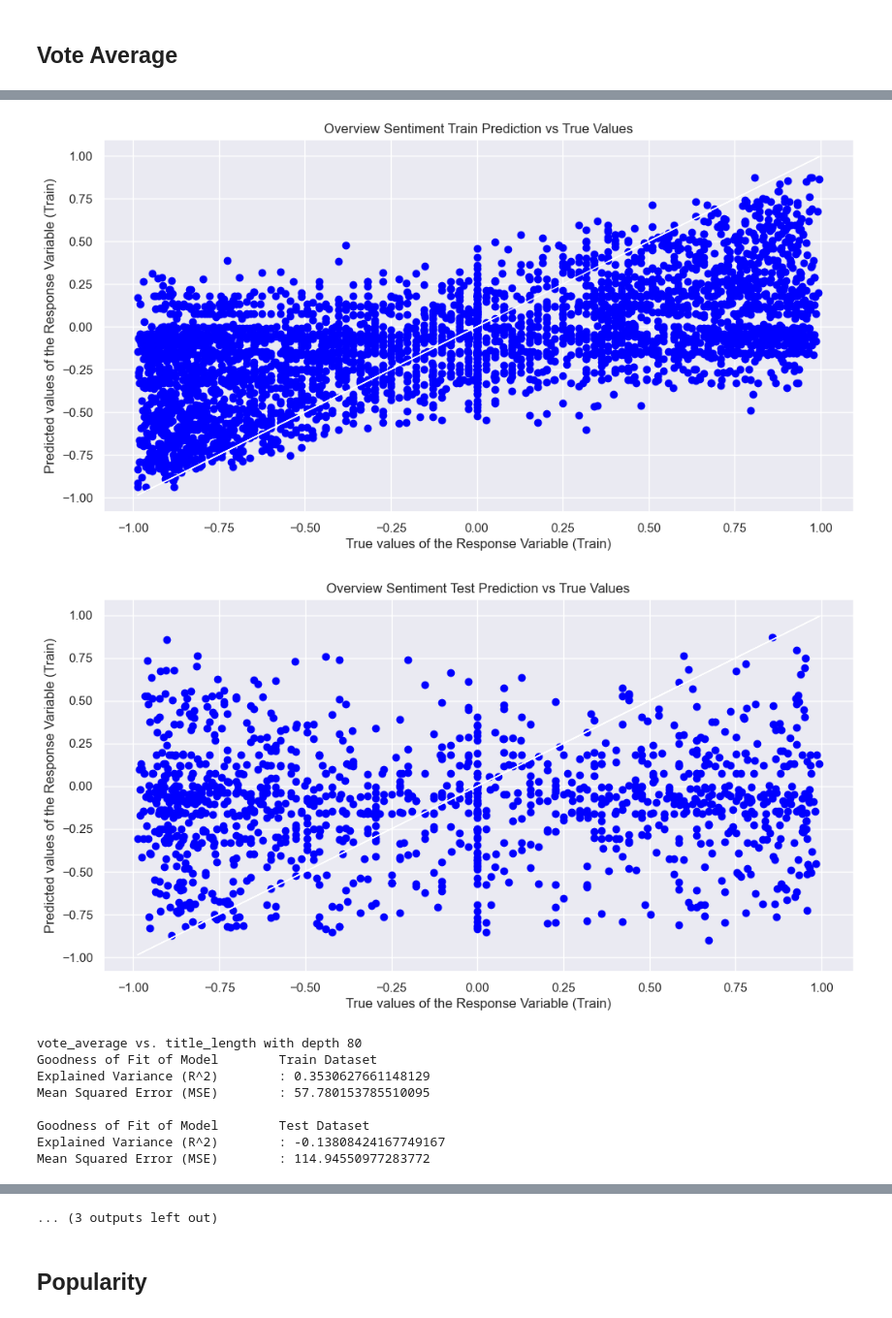
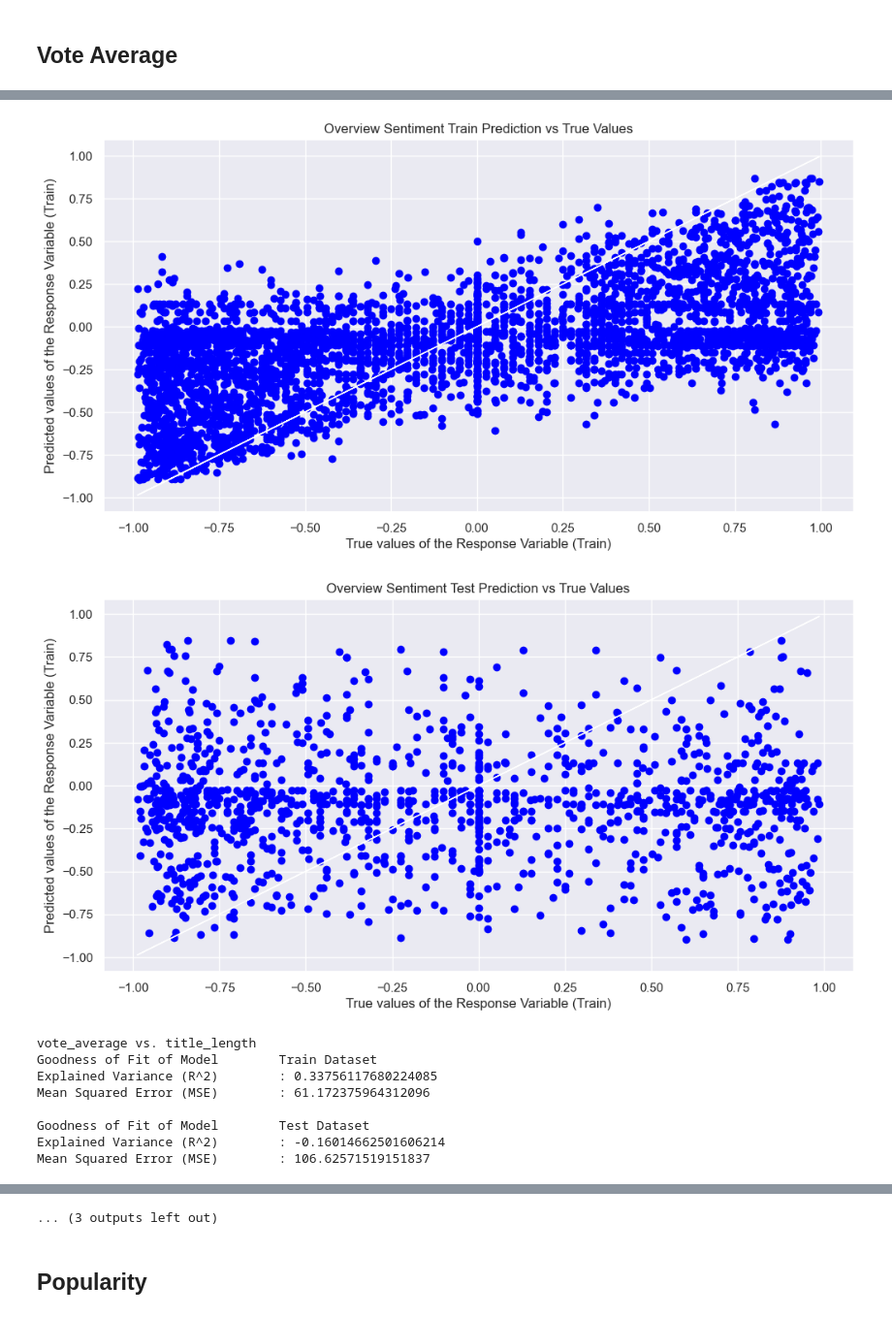
Before and after one commit to ChristopherOka/SC1015-mini-project, a Jupyter notebook: scripts/model.ipynb, the cells around one changed output, grey strips where cells are left out. Shown at 97% size. Saved outputs shown, nothing was run; the diff lists cells and outputs as text; code cells hidden in the pictures.

```diff
--- a/scripts/model.ipynb
+++ b/scripts/model.ipynb
@@ -129,8 +129,8 @@ def generateRandomForestClassifier(data, predictor, response, n_estimators, dept
 
     return {"response_train": response_train, "response_train_pred": response_train_pred, "response_test": response_test, "response_test_pred": response_test_pred}
 
-def generateRandomForestRegressor(data, predictor, response, n_estimators, depth):
-    print(f'{predictor} vs. {response} with depth {depth}')
+def generateRandomForestRegressor(data, predictor, response, n_estimators, random_state):
+    print(f'{predictor} vs. {response}')
     response = pd.DataFrame(data[response]) # Response
     predictor = pd.DataFrame(data[predictor]) # Predictor
 
@@ -138,7 +138,7 @@ def generateRandomForestRegressor(data, predictor, response, n_estimators, depth
     predictor_train, predictor_test, response_train, response_test = train_test_split(predictor,response, test_size = 0.25)
 
     # Create a Decision Tree Regressor object
-    random_forest = RandomForestRegressor(n_estimators = n_estimators, max_depth = depth)
+    random_forest = RandomForestRegressor(n_estimators = n_estimators, random_state = random_state)
 
     # Train the Decision Tree Classifier model
     random_forest.fit(predictor_train, response_train.values.ravel())
@@ -234,23 +234,23 @@ R^2 0.0004916554421928732
 # %% [markdown]
 ## Vote Average
 # %%
-title_sentiment_random_forest = generateRandomForestRegressor(data, "vote_average", "title_sentiment", 150, 80)
+title_sentiment_random_forest = generateRandomForestRegressor(data, "vote_average", "title_sentiment", 150, 0)
 generatePredictVsTruePlot(title_sentiment_random_forest['response_train'], title_sentiment_random_forest['response_train_pred'], "Title Sentiment Train Prediction vs True Values")
 generatePredictVsTruePlot(title_sentiment_random_forest['response_test'], title_sentiment_random_forest['response_test_pred'], "Title Sentiment Test Prediction vs True Values")
 
-overview_sentiment_random_forest = generateRandomForestRegressor(data, "vote_average", "overview_sentiment", 150, 80)
+overview_sentiment_random_forest = generateRandomForestRegressor(data, "vote_average", "overview_sentiment", 150, 0)
 generatePredictVsTruePlot(overview_sentiment_random_forest['response_train'], overview_sentiment_random_forest['response_train_pred'], "Overview Sentiment Train Prediction vs True Values")
 generatePredictVsTruePlot(overview_sentiment_random_forest['response_test'], overview_sentiment_random_forest['response_test_pred'], "Overview Sentiment Test Prediction vs True Values")
 
-title_length_random_forest = generateRandomForestRegressor(data, "vote_average", "title_length", 150, 80)
+title_length_random_forest = generateRandomForestRegressor(data, "vote_average", "title_length", 150, 0)
 generatePredictVsTruePlot(title_length_random_forest['response_train'], title_length_random_forest['response_train_pred'], "Title Length Train Prediction vs True Values")
 generatePredictVsTruePlot(title_length_random_forest['response_test'], title_length_random_forest['response_test_pred'], "Title Length Test Prediction vs True Values")
 
-num_words_in_title_random_forest = generateRandomForestRegressor(data, "vote_average", "num_words_in_title", 150, 80)
+num_words_in_title_random_forest = generateRandomForestRegressor(data, "vote_average", "num_words_in_title", 150, 0)
 generatePredictVsTruePlot(num_words_in_title_random_forest['response_train'], num_words_in_title_random_forest['response_train_pred'], "Number of Words in Title Train Prediction vs True Values")
 generatePredictVsTruePlot(num_words_in_title_random_forest['response_test'], num_words_in_title_random_forest['response_test_pred'], "Number of Words in Title Test Prediction vs True Values")
 
-average_title_word_length_random_forest = generateRandomForestRegressor(data, "vote_average", "average_title_word_length", 150, 80)
+average_title_word_length_random_forest = generateRandomForestRegressor(data, "vote_average", "average_title_word_length", 150, 0)
 generatePredictVsTruePlot(average_title_word_length_random_forest['response_train'], average_title_word_length_random_forest['response_train_pred'], "Average Title Word Length Train Prediction vs True Values")
 generatePredictVsTruePlot(average_title_word_length_random_forest['response_test'], average_title_word_length_random_forest['response_test_pred'], "Average Title Word Length Test Prediction vs True Values")
 # %% [output]
@@ -275,10 +275,10 @@ Mean Squared Error (MSE)        : 0.48626963689014696
-[figure, old version]
+[figure, new version]
-[figure, old version]
+[figure, new version]
-vote_average vs. title_length with depth 80
+vote_average vs. title_length
 Goodness of Fit of Model        Train Dataset
-Explained Variance (R^2)        : 0.3530627661148129
-Mean Squared Error (MSE)        : 57.780153785510095
+Explained Variance (R^2)        : 0.33756117680224085
+Mean Squared Error (MSE)        : 61.172375964312096
 
 Goodness of Fit of Model        Test Dataset
-Explained Variance (R^2)        : -0.13808424167749167
-Mean Squared Error (MSE)        : 114.94550977283772
+Explained Variance (R^2)        : -0.16014662501606214
+Mean Squared Error (MSE)        : 106.62571519151837
```
Also changed, not shown: parts of 2 cells of this notebook.
